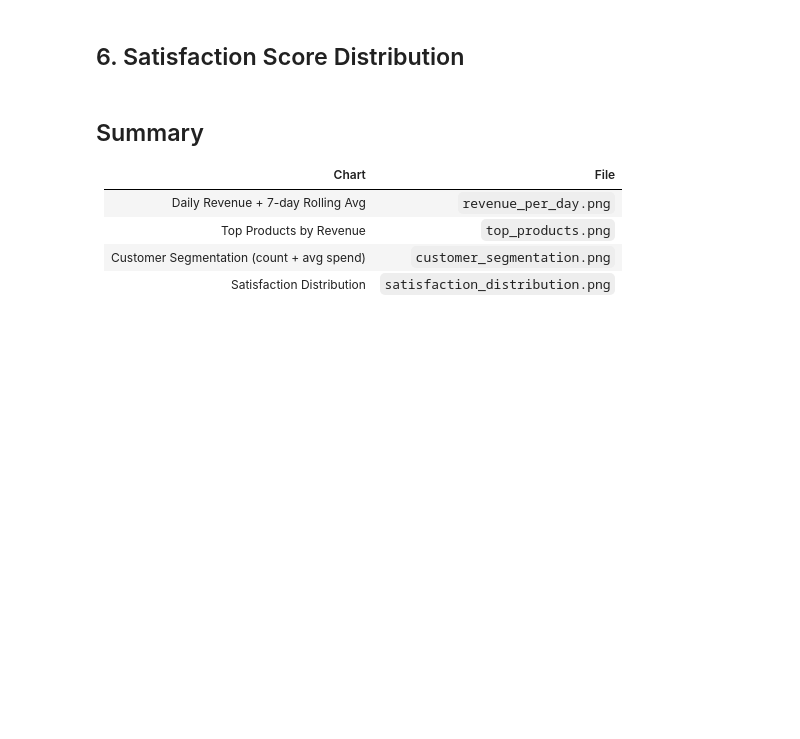
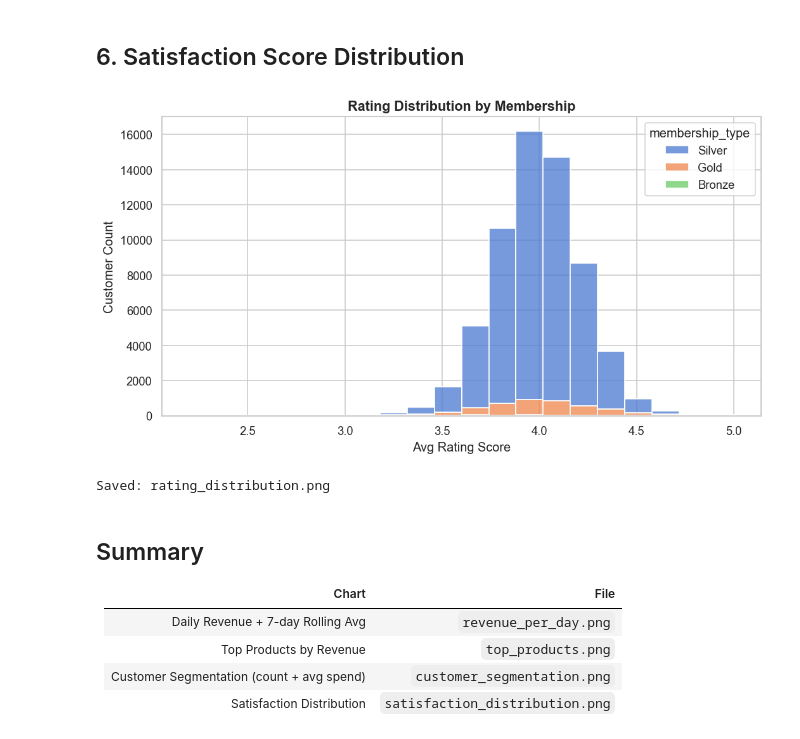
Before and after one commit to ptzivaras/BigDataAnalyticsPipeline, a Jupyter notebook: analytics/pipeline_analytics.ipynb, the cells around one changed output. Saved outputs shown, nothing was run; the diff lists cells and outputs as text; code cells hidden in the pictures; blank space fills up the shorter version.

```diff
--- a/analytics/pipeline_analytics.ipynb
+++ b/analytics/pipeline_analytics.ipynb
@@ -178,23 +218,26 @@ print("Saved: customer_segmentation.png")
 # %%
 fig, ax = plt.subplots(figsize=(9, 5))
 
 sns.histplot(
     data=df_customers,
-    x="avg_satisfaction",
+    x="avg_rating",
     bins=20,
     hue="membership_type",
     multiple="stack",
     palette="muted",
     ax=ax,
 )
 
-ax.set_title("Satisfaction Score Distribution by Membership", fontsize=13, fontweight="bold")
-ax.set_xlabel("Avg Satisfaction Score")
+ax.set_title("Rating Distribution by Membership", fontsize=13, fontweight="bold")
+ax.set_xlabel("Avg Rating Score")
 ax.set_ylabel("Customer Count")
 plt.tight_layout()
-plt.savefig("satisfaction_distribution.png", bbox_inches="tight")
+plt.savefig("rating_distribution.png", bbox_inches="tight")
 plt.show()
-print("Saved: satisfaction_distribution.png")
+print("Saved: rating_distribution.png")
+# %% [output]
+[figure, added]
+Saved: rating_distribution.png
 # %% [markdown]
 ## Summary
 
```
Also changed, not shown: parts of 9 cells of this notebook, 4 other files.
